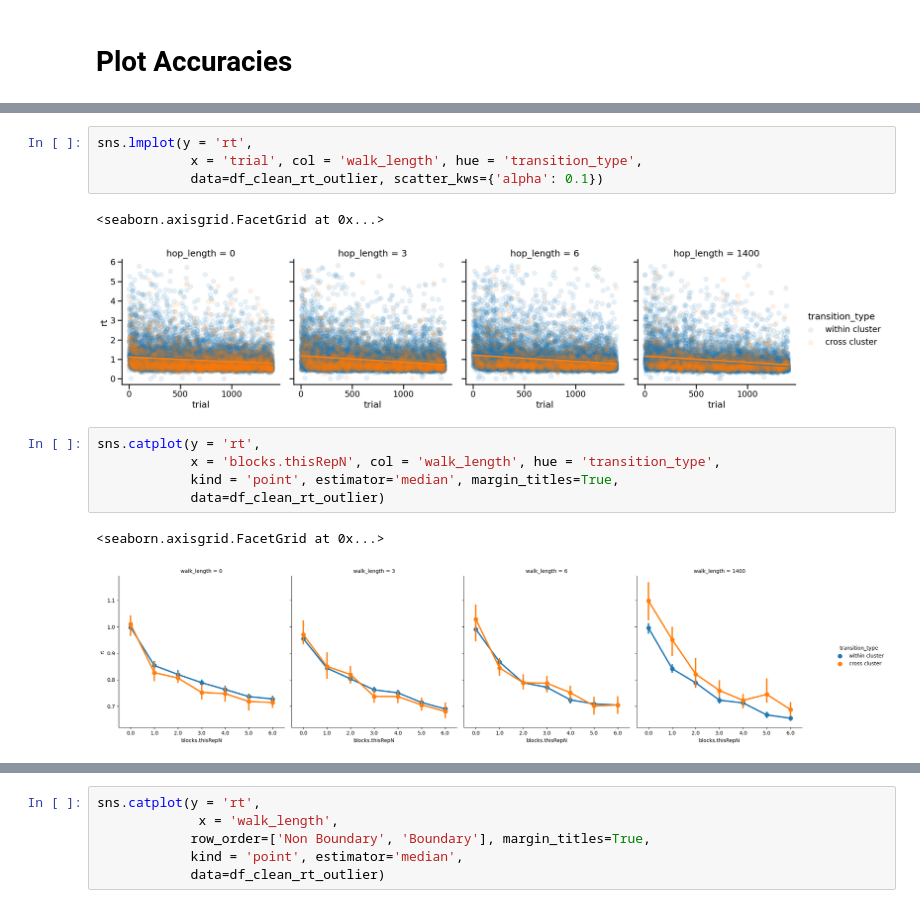
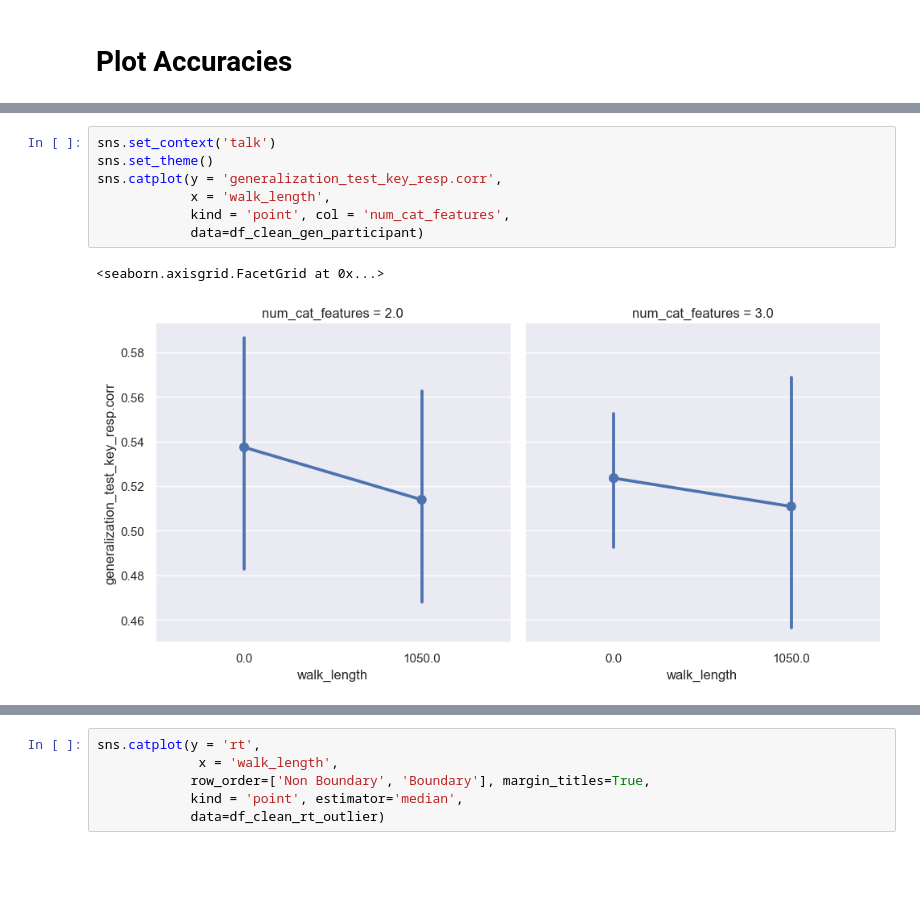
Before and after one commit to tejas-savalia/event-boundaries, a Jupyter notebook: eb_04/analyses/analysis_sandbox.ipynb, the cells around one changed output, grey strips where cells are left out. Cells and saved outputs as stored; diff of their text form; blank space fills up the shorter version.

```diff
--- a/eb_04/analyses/analysis_sandbox.ipynb
+++ b/eb_04/analyses/analysis_sandbox.ipynb
@@ -148,15 +134,10 @@ sns.catplot(y = 'accuracy',
-# %%
-sns.lmplot(y = 'rt',
-            x = 'trial', col = 'walk_length', hue = 'transition_type',
-            data=df_clean_rt_outlier, scatter_kws={'alpha': 0.1})
-# %% [output]
-<seaborn.axisgrid.FacetGrid at 0x...>
-[figure, removed]
-# %%
-sns.catplot(y = 'rt',
-            x = 'blocks.thisRepN', col = 'walk_length', hue = 'transition_type',
-            kind = 'point', estimator='median', margin_titles=True,
-            data=df_clean_rt_outlier)
-# %% [output]
-<seaborn.axisgrid.FacetGrid at 0x...>
-[figure, removed]
+# %%
+sns.set_context('talk')
+sns.set_theme()
+sns.catplot(y = 'generalization_test_key_resp.corr',
+            x = 'walk_length',
+            kind = 'point', col = 'num_cat_features',
+            data=df_clean_gen_participant)
+# %% [output]
+<seaborn.axisgrid.FacetGrid at 0x...>
+[figure, added]
```
Also changed, not shown: parts of 16 cells of this notebook, 38 other files.
